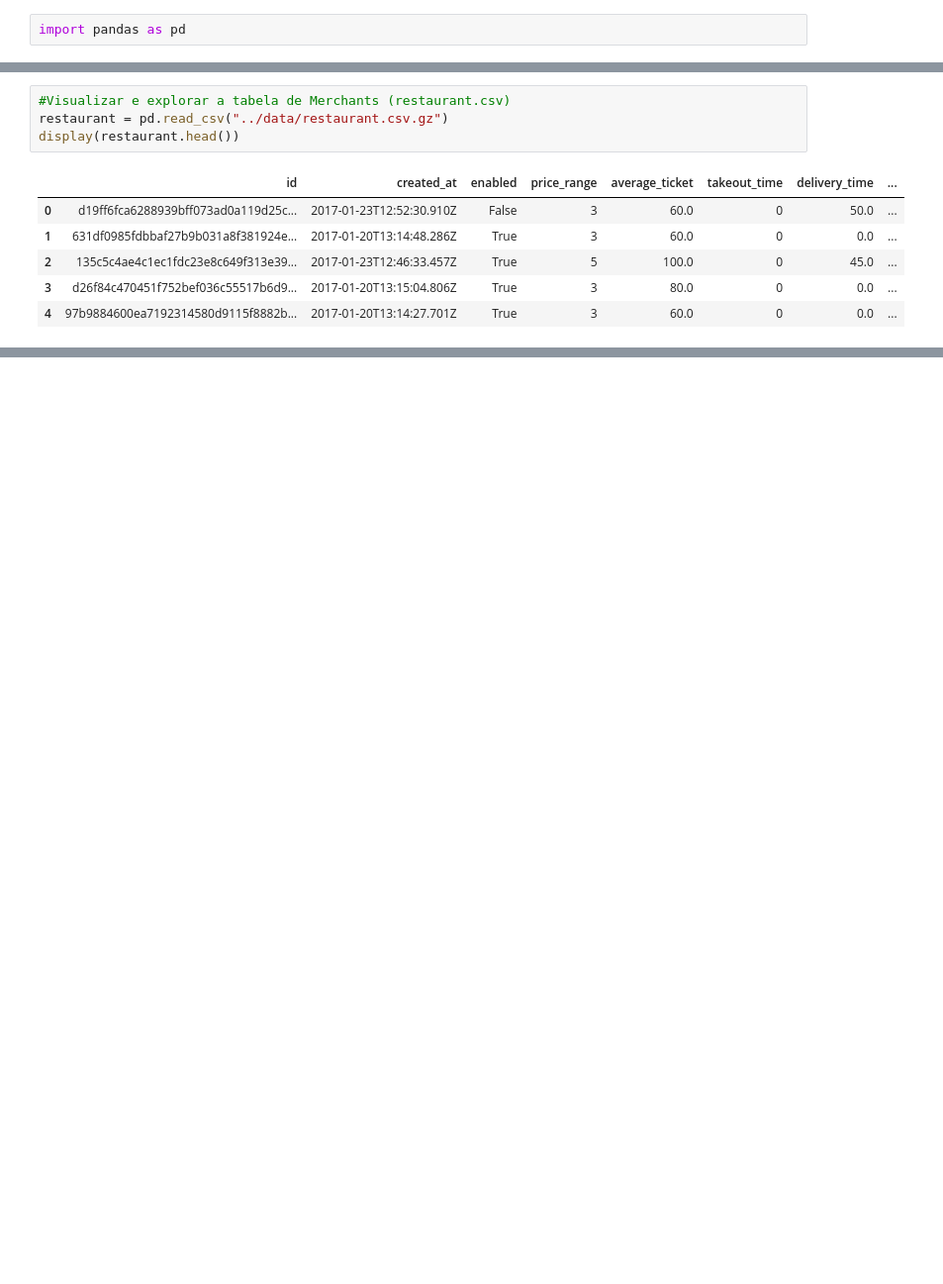
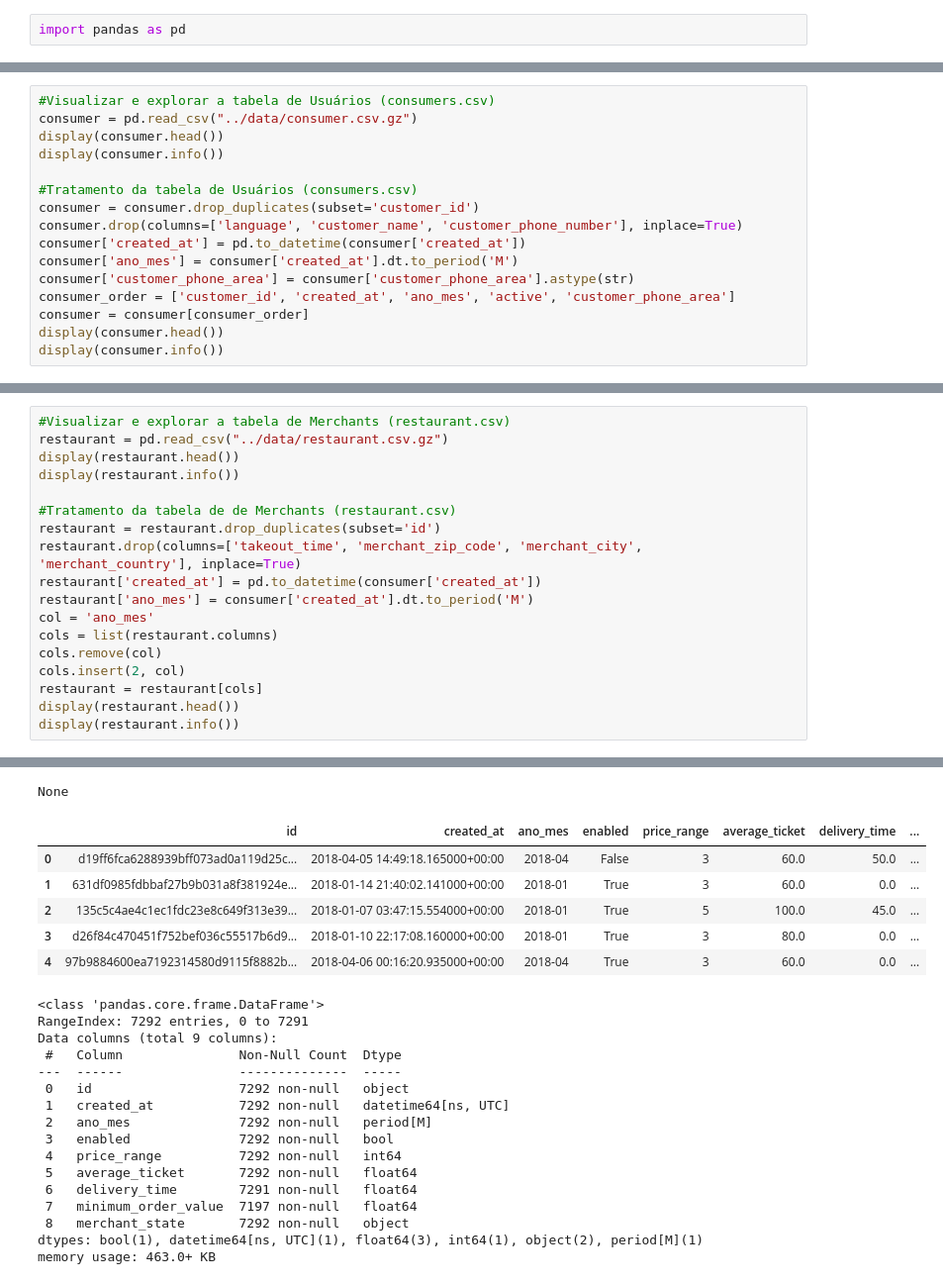
Before and after one commit to talita-costa/ifood-case, a Jupyter notebook: notebooks/data_analysis.ipynb, the cells around one changed output, grey strips where cells are left out. Shown: that part at 99% size. Drawn from its saved outputs; the diff is of its cells as text; blank space fills up the shorter version.

```diff
--- a/notebooks/data_analysis.ipynb
+++ b/notebooks/data_analysis.ipynb
@@ -13,0 +3,16 @@ display(consumer.head())
+# %%
+#Visualizar e explorar a tabela de Usuários (consumers.csv)
+consumer = pd.read_csv("../data/consumer.csv.gz")
+display(consumer.head())
+display(consumer.info())
+
+#Tratamento da tabela de Usuários (consumers.csv)
+consumer = consumer.drop_duplicates(subset='customer_id')
+consumer.drop(columns=['language', 'customer_name', 'customer_phone_number'], inplace=True)
+consumer['created_at'] = pd.to_datetime(consumer['created_at'])
+consumer['ano_mes'] = consumer['created_at'].dt.to_period('M')
+consumer['customer_phone_area'] = consumer['customer_phone_area'].astype(str)
+consumer_order = ['customer_id', 'created_at', 'ano_mes', 'active', 'customer_phone_area']
+consumer = consumer[consumer_order]
+display(consumer.head())
+display(consumer.info())
@@ -31,11 +110,19 @@ display(ab_test.head())
-# %%
-#Visualizar e explorar a tabela de Merchants (restaurant.csv)
-restaurant = pd.read_csv("../data/restaurant.csv.gz")
-display(restaurant.head())
-# %% [output]
-|  | id | created_at | enabled | price_range | average_ticket | takeout_time | delivery_time | ... |
-| 0 | d19ff6fca6288939bff073ad0a119d25c... | 2017-01-23T12:52:30.910Z | False | 3 | 60.0 | 0 | 50.0 | ... |
-| 1 | 631df0985fdbbaf27b9b031a8f381924e... | 2017-01-20T13:14:48.286Z | True | 3 | 60.0 | 0 | 0.0 | ... |
-| 2 | 135c5c4ae4c1ec1fdc23e8c649f313e39... | 2017-01-23T12:46:33.457Z | True | 5 | 100.0 | 0 | 45.0 | ... |
-| 3 | d26f84c470451f752bef036c55517b6d9... | 2017-01-20T13:15:04.806Z | True | 3 | 80.0 | 0 | 0.0 | ... |
-| 4 | 97b9884600ea7192314580d9115f8882b... | 2017-01-20T13:14:27.701Z | True | 3 | 60.0 | 0 | 0.0 | ... |
+# %%
+#Visualizar e explorar a tabela de Merchants (restaurant.csv)
+restaurant = pd.read_csv("../data/restaurant.csv.gz")
+display(restaurant.head())
+display(restaurant.info())
+
+#Tratamento da tabela de de Merchants (restaurant.csv)
+restaurant = restaurant.drop_duplicates(subset='id')
+restaurant.drop(columns=['takeout_time', 'merchant_zip_code', 'merchant_city', 'merchant_country'], inplace=True)
+restaurant['created_at'] = pd.to_datetime(consumer['created_at'])
+restaurant['ano_mes'] = consumer['created_at'].dt.to_period('M')
+col = 'ano_mes'
+cols = list(restaurant.columns)
+cols.remove(col)
+cols.insert(2, col)
+restaurant = restaurant[cols]
+display(restaurant.head())
+display(restaurant.info())
+# %% [output]
@@ -41,0 +154,23 @@ display(restaurant.head())
+None
+|  | id | created_at | ano_mes | enabled | price_range | average_ticket | delivery_time | ... |
+| 0 | d19ff6fca6288939bff073ad0a119d25c... | 2018-04-05 14:49:18.165000+00:00 | 2018-04 | False | 3 | 60.0 | 50.0 | ... |
+| 1 | 631df0985fdbbaf27b9b031a8f381924e... | 2018-01-14 21:40:02.141000+00:00 | 2018-01 | True | 3 | 60.0 | 0.0 | ... |
+| 2 | 135c5c4ae4c1ec1fdc23e8c649f313e39... | 2018-01-07 03:47:15.554000+00:00 | 2018-01 | True | 5 | 100.0 | 45.0 | ... |
+| 3 | d26f84c470451f752bef036c55517b6d9... | 2018-01-10 22:17:08.160000+00:00 | 2018-01 | True | 3 | 80.0 | 0.0 | ... |
+| 4 | 97b9884600ea7192314580d9115f8882b... | 2018-04-06 00:16:20.935000+00:00 | 2018-04 | True | 3 | 60.0 | 0.0 | ... |
+<class 'pandas.core.frame.DataFrame'>
+RangeIndex: 7292 entries, 0 to 7291
+Data columns (total 9 columns):
+ #   Column               Non-Null Count  Dtype
+---  ------               --------------  -----
+ 0   id                   7292 non-null   object
+ 1   created_at           7292 non-null   datetime64[ns, UTC]
+ 2   ano_mes              7292 non-null   period[M]
+ 3   enabled              7292 non-null   bool
+ 4   price_range          7292 non-null   int64
+ 5   average_ticket       7292 non-null   float64
+ 6   delivery_time        7291 non-null   float64
+ 7   minimum_order_value  7197 non-null   float64
+ 8   merchant_state       7292 non-null   object
+dtypes: bool(1), datetime64[ns, UTC](1), float64(3), int64(1), object(2), period[M](1)
+memory usage: 463.0+ KB
```
Also changed, not shown: parts of 7 cells of this notebook, 1 other file.
